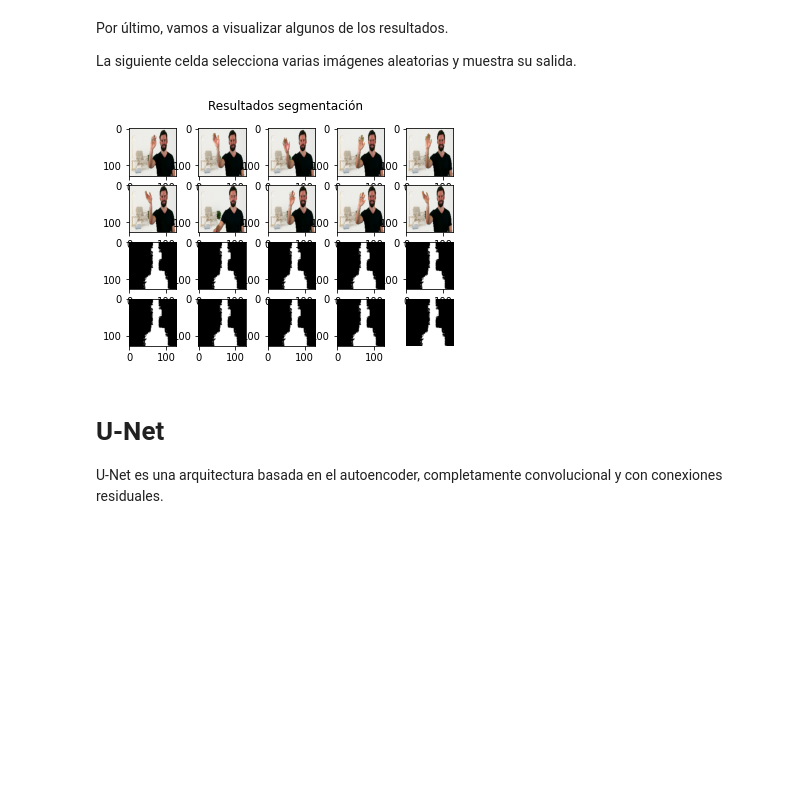
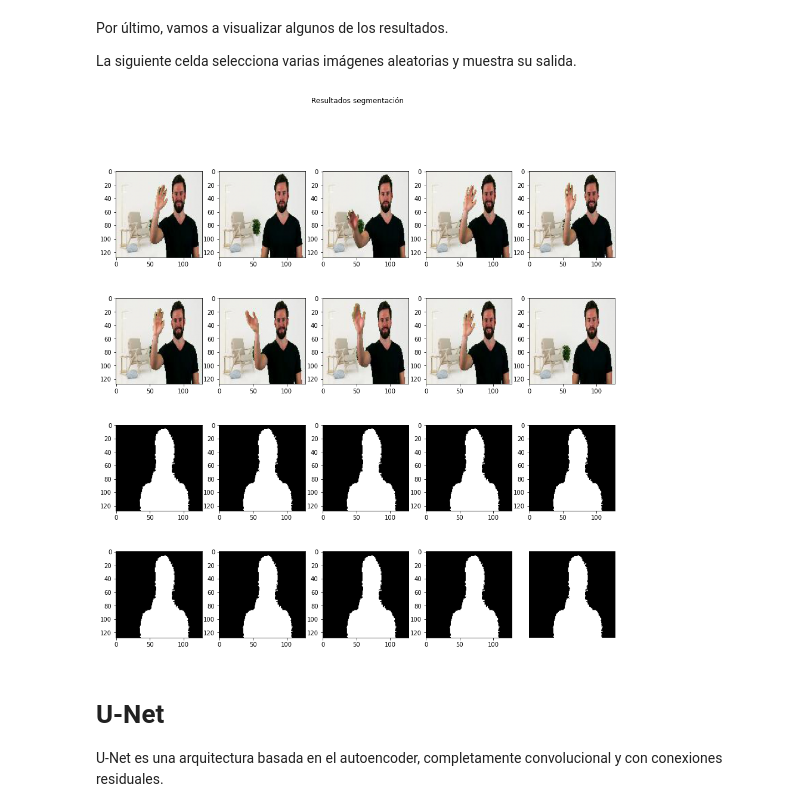
Before and after one commit to SergioHdezG/TallerSegmentacionMOVA, a Jupyter notebook: taller_1_autoencoders.ipynb, the cells around one changed output. Drawn from its saved outputs; the diff is of its cells as text; code cells hidden in the pictures; blank space fills up the shorter version.

```diff
--- a/taller_1_autoencoders.ipynb
+++ b/taller_1_autoencoders.ipynb
@@ -310,8 +318,8 @@ Construimos y compilamos el modelo en keras
 autoencoder =  tf.keras.models.Model(encoder_input, decoder_output, name='AE')
 # %%
 autoencoder.compile(optimizer=tf.keras.optimizers.Adam(learning_rate=1e-4),
-                    loss=tf.keras.losses.###Crossentropy(),
-                    metrics=tf.keras.metrics.###Accuracy(threshold=0.5))
+                    loss=tf.keras.losses.BinaryCrossentropy(),
+                    metrics=tf.keras.metrics.BinaryAccuracy(threshold=0.5))
 
 autoencoder.summary()
 # %% [output]
@@ -418,35 +428,35 @@ La siguiente celda selecciona varias imágenes aleatorias y muestra su salida.
 figsize = 5
 
 # Selecionamos varias imágenes aleatorias del conjunto de test
 examples_index = np.random.choice(x_test.shape[0], figsize*2)
 examples = x_test[examples_index]
 
 # Realizamos la predicción con el autoencoder
 predictions = autoencoder.predict(examples)
 
 # Ponemos a 1.0 los píxeles pertenecientes al primer plano y a 0. los pertenecientes al fondo
 predictions[predictions > 0.5] = 1.0
 predictions[predictions <= 0.5] = 0.0
 
 predictions = np.squeeze(predictions, axis=-1)  # (w, h, 1) -> (w, h)
 
 # Preparamos la figura de matplotlib
 num_examples_to_generate = figsize*figsize
 
-fig = plt.figure()
+fig = plt.figure(figsize=(15,15))
 fig.suptitle('Resultados segmentación')
 
 for i in range(figsize*2):
 
     plt.subplot(4, figsize, i+1)
     plt.imshow(examples[i])
     plt.subplot(4, figsize, i + 1 + figsize*2)
     plt.imshow(predictions[i], cmap='gray')
 
 plt.axis('off')
 plt.show()
 # %% [output]
-[figure, old version]
+[figure, new version]
 # %% [markdown]
 # U-Net
 
```
Also changed, not shown: parts of 21 cells of this notebook.
